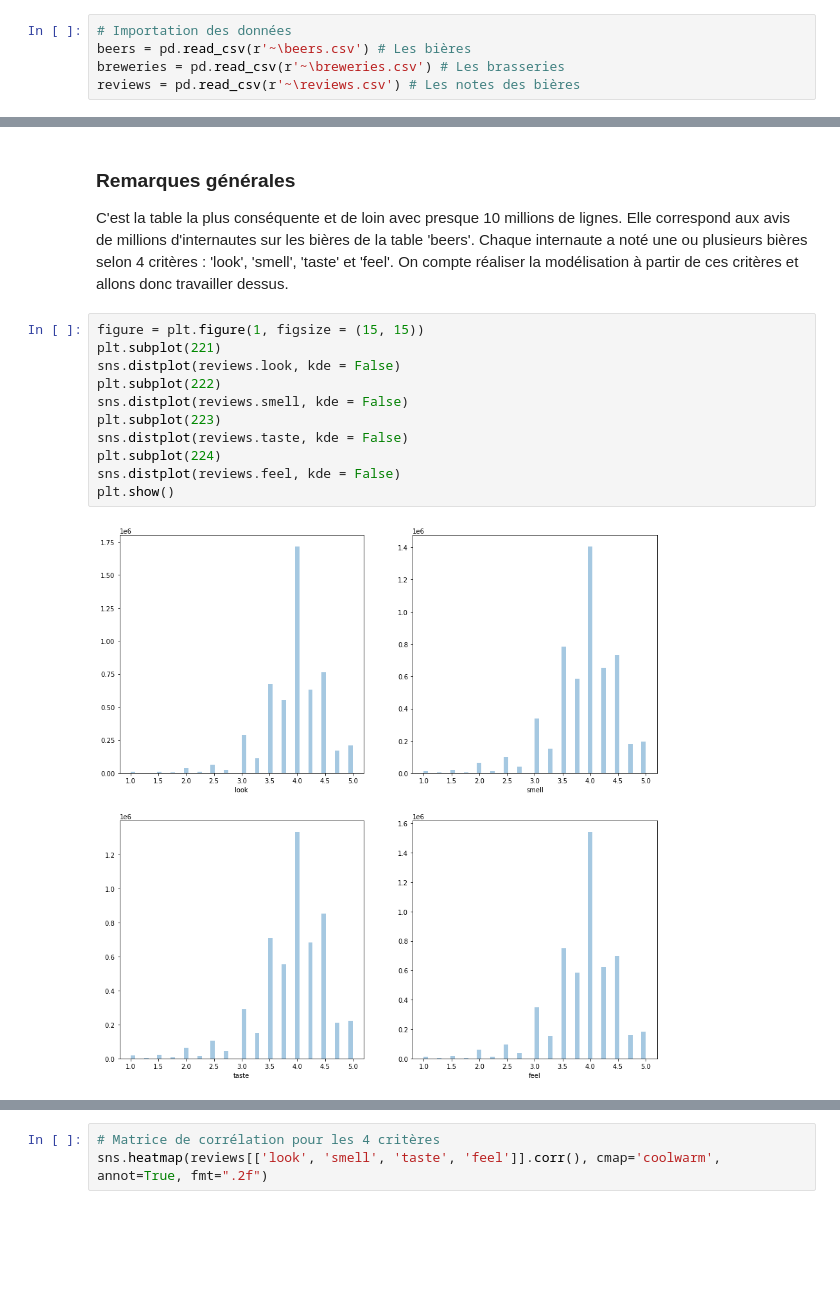
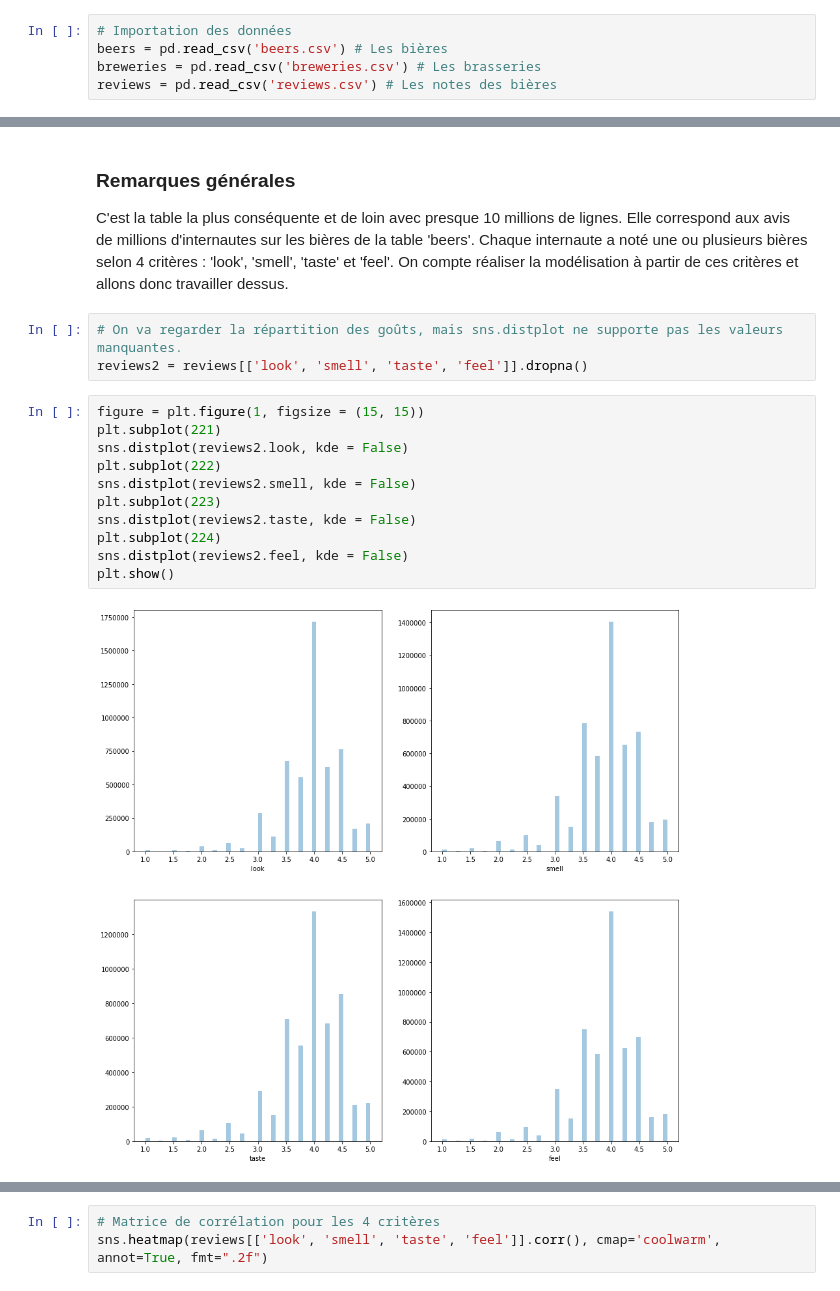
Before and after one commit to rhomain-rangeay/Projet-Python-pour-le-Data-Scientist, a Jupyter notebook: Projet_python_data_scientist.ipynb, the cells around one changed output, grey strips where cells are left out. Saved outputs shown, nothing was run; the diff lists cells and outputs as text; blank space fills up the shorter version.

```diff
--- a/Projet_python_data_scientist.ipynb
+++ b/Projet_python_data_scientist.ipynb
@@ -54,6 +56,6 @@ Requirement already satisfied: text-unidecode>=1.3 in c:\users\sim13\anaconda3\l
 # Nettoyage des données
 # %%
 # Importation des données
-beers = pd.read_csv(r'~\beers.csv') # Les bières
-breweries = pd.read_csv(r'~\breweries.csv') # Les brasseries
-reviews = pd.read_csv(r'~\reviews.csv') # Les notes des bières
+beers = pd.read_csv('beers.csv') # Les bières
+breweries = pd.read_csv('breweries.csv') # Les brasseries
+reviews = pd.read_csv('reviews.csv') # Les notes des bières
@@ -226,19 +256,22 @@ reviews.describe()
 ### Remarques générales
 
 C'est la table la plus conséquente et de loin avec presque 10 millions de lignes. Elle correspond aux avis de millions d'internautes sur les bières de la table 'beers'. Chaque internaute a noté une ou plusieurs bières selon 4 critères : 'look', 'smell', 'taste' et 'feel'. On compte réaliser la modélisation à partir de ces critères et allons donc travailler dessus.
+# %%
+# On va regarder la répartition des goûts, mais sns.distplot ne supporte pas les valeurs manquantes.
+reviews2 = reviews[['look', 'smell', 'taste', 'feel']].dropna()
 # %%
 figure = plt.figure(1, figsize = (15, 15))
 plt.subplot(221)
-sns.distplot(reviews.look, kde = False)
+sns.distplot(reviews2.look, kde = False)
 plt.subplot(222)
-sns.distplot(reviews.smell, kde = False)
+sns.distplot(reviews2.smell, kde = False)
 plt.subplot(223)
-sns.distplot(reviews.taste, kde = False)
+sns.distplot(reviews2.taste, kde = False)
 plt.subplot(224)
-sns.distplot(reviews.feel, kde = False)
+sns.distplot(reviews2.feel, kde = False)
 plt.show()
 # %% [output]
-[figure, old version]
+[figure, new version]
 # %% [markdown]
 ### Répartition des notes
 
```
Also changed, not shown: parts of 50 cells of this notebook, 2 other files.
